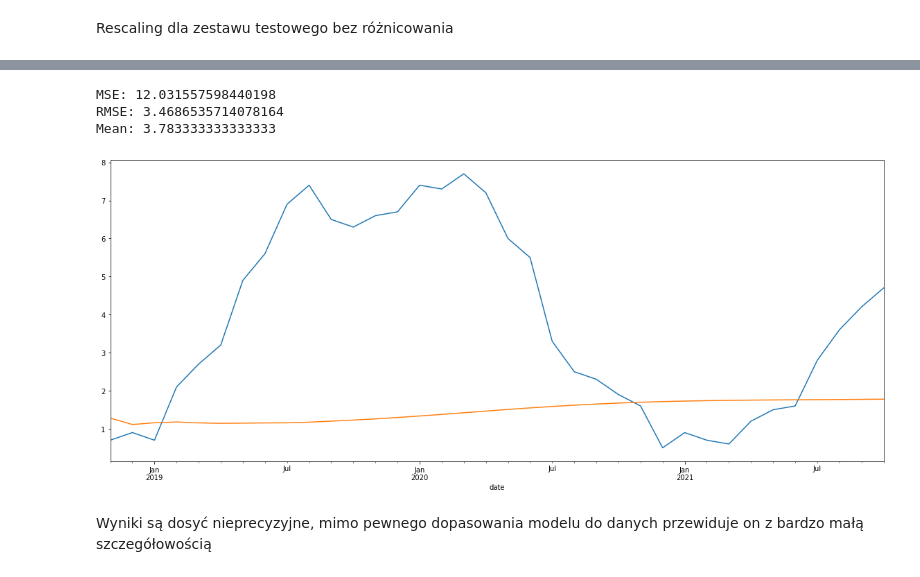
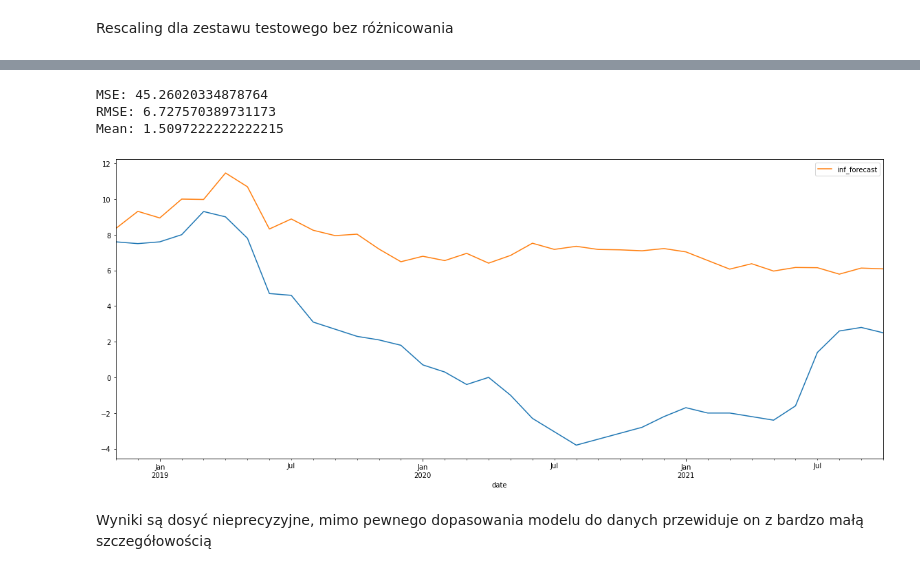
Before and after one commit to AdrianSKazi/VAR-Econometric-model-for-inflation-prediction, a Jupyter notebook: Ekonometria.ipynb, the cells around one changed output, grey strips where cells are left out. Drawn from its saved outputs; the diff is of its cells as text; code cells hidden in the pictures.

```diff
--- a/Ekonometria.ipynb
+++ b/Ekonometria.ipynb
@@ -139,6 +141,5 @@ Wypełniam puste miejsca funkcją interpolation, która wypełni puste dane z po
 # %%
-df['gdp'].interpolate(method='linear', inplace = True)
-df['int_rate'].interpolate(method='linear',inplace = True)
+df['gdp'].fillna(method='bfill', inplace = True)
 df.isna().sum()
 # %% [output]
 date        0
@@ -244,17 +199,0 @@ Za pomocą Random Forest Regressor sprawdzę istotność zmiennych objasniający
-# %%
-from sklearn.ensemble import RandomForestRegressor
-from matplotlib import pyplot
-
-model = RandomForestRegressor(n_estimators=500, random_state=1)
-model.fit(scaled_data, y)
-
-importances = model.feature_importances_
-names = scaled_data.columns
-
-importances_df = pd.DataFrame(importances)
-importances_df['features'] = names
-importances_df = importances_df[['features', 0]]
-importances_df.rename(columns={0:'importances'}, inplace = True)
-# importances_df
-
-px.bar(importances_df, 'features','importances', title = 'importance of features', template = t)
@@ -1310,5 +1251,5 @@ Możemy zauważyć, że AIC znacząco spada do 4 opóźnienia (p). Później nad
 # %%
-results = model.fit(4)
+results = model.fit(14)
 results.summary()
 # %% [output]
   Summary of Regression Results
@@ -1341,7 +1282,7 @@ from sklearn.metrics import mean_squared_error
 from statsmodels.tools.eval_measures import rmse
 
 
-lagged_values = train_1d.values[-4:] # odpowiednia ilość opóźnień do predykcji ex-post
+lagged_values = train_1d.values[-14:] # odpowiednia ilość opóźnień do predykcji ex-post
 print('lagged_values shape:',lagged_values.shape,'\n')
 z = results.forecast(y = lagged_values, steps = 36) # predykcje na 36 miesięcy
 
@@ -1413,17 +1354,17 @@ test.head()
 # %%
 # sprawdzę wykres dla danych teoretycznych i empirycznych
 test['inf'].plot()
-predicted_values['inf_forecast'].plot(figsize = (20,8))
+predicted_values['inf_forecast'].plot(figsize = (20,8), legend = True)
 
 # sprawdzam mse, rmse i dla porównania średnią z test set
 print('MSE:',mean_squared_error(test['inf'], predicted_values['inf_forecast']))
 print('RMSE:',rmse(test['inf'],predicted_values['inf_forecast']))
 print('Mean:',test['inf'].mean(),'\n')
 # %% [output]
-MSE: 12.031557598440198
-RMSE: 3.4686535714078164
-Mean: 3.783333333333333
+MSE: 45.26020334878764
+RMSE: 6.727570389731173
+Mean: 1.5097222222222215
-[figure, old version]
+[figure, new version]
 # %% [markdown]
 Wyniki są dosyć nieprecyzyjne, mimo pewnego dopasowania modelu do danych przewiduje on z bardzo małą szczegółowością
 # %% [markdown]
```
Also changed, not shown: parts of 149 cells of this notebook.
